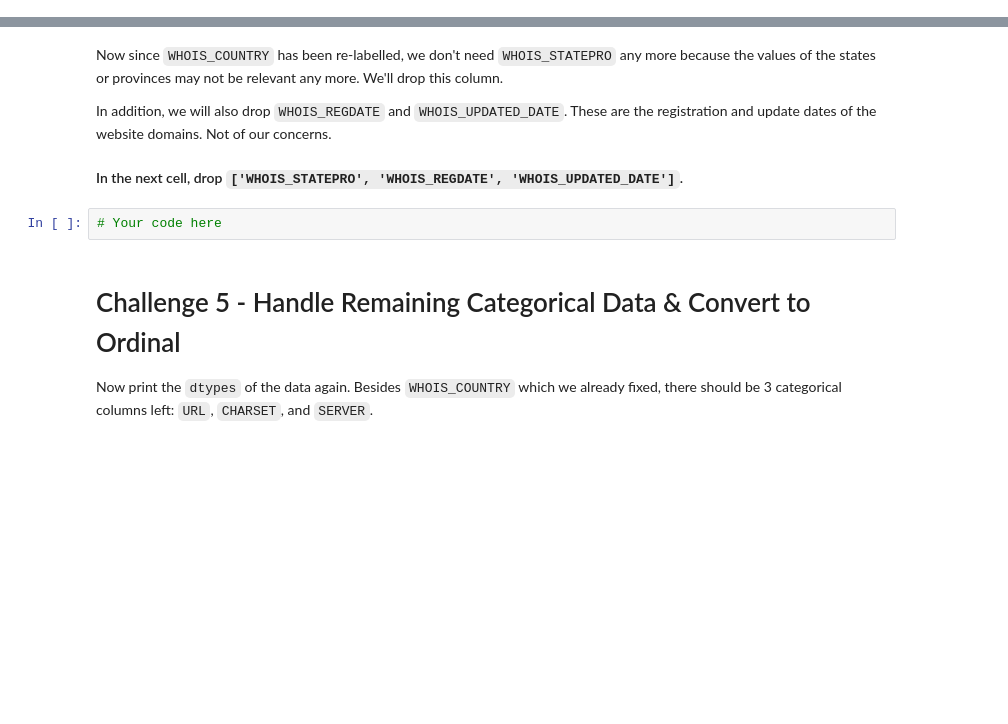
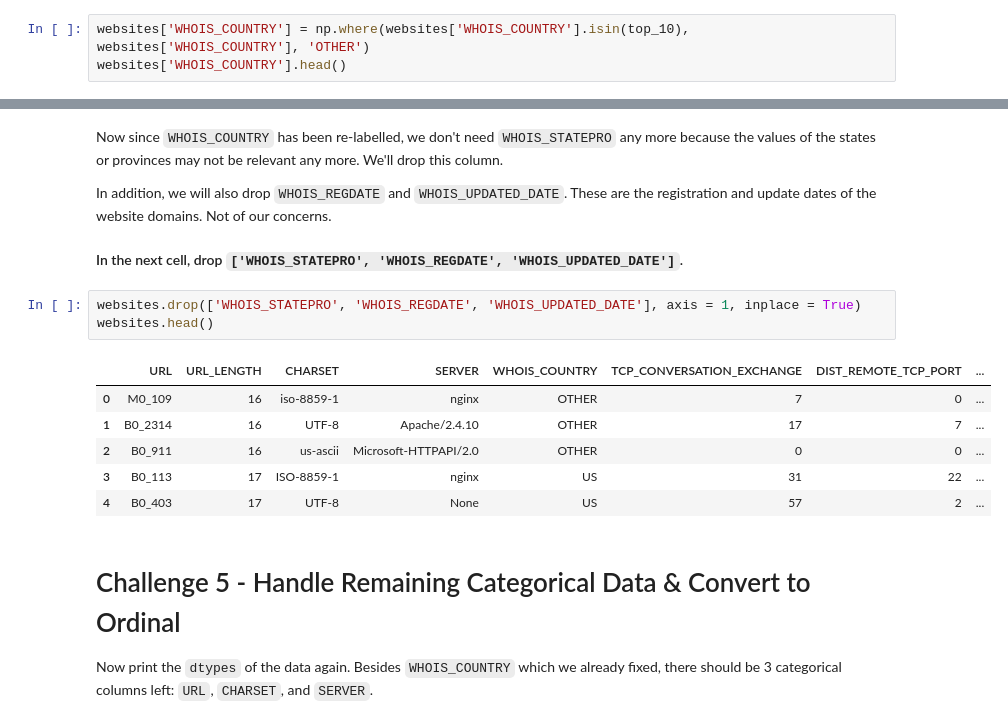
Before and after one commit to ironhack-datalabs/datamad0619, a Jupyter notebook: module-3/lab-supervised-learning/your-code/main.ipynb, the cells around one changed output, grey strips where cells are left out. Saved outputs shown, nothing was run; the diff lists cells and outputs as text; blank space fills up the shorter version.

```diff
--- a/module-3/lab-supervised-learning/your-code/main.ipynb
+++ b/module-3/lab-supervised-learning/your-code/main.ipynb
@@ -338,0 +438,3 @@ The `WHOIS_COUNTRY` column happens to be this case. You can verify it by print a
+# %%
+websites['WHOIS_COUNTRY'] = np.where(websites['WHOIS_COUNTRY'].isin(top_10), websites['WHOIS_COUNTRY'], 'OTHER')
+websites['WHOIS_COUNTRY'].head()
@@ -342,8 +451,16 @@ Now since `WHOIS_COUNTRY` has been re-labelled, we don't need `WHOIS_STATEPRO` a
 In addition, we will also drop `WHOIS_REGDATE` and `WHOIS_UPDATED_DATE`. These are the registration and update dates of the website domains. Not of our concerns.
 
 #### In the next cell, drop `['WHOIS_STATEPRO', 'WHOIS_REGDATE', 'WHOIS_UPDATED_DATE']`.
-# %%
-# Your code here
+# %%
+websites.drop(['WHOIS_STATEPRO', 'WHOIS_REGDATE', 'WHOIS_UPDATED_DATE'], axis = 1, inplace = True)
+websites.head()
+# %% [output]
+|  | URL | URL_LENGTH | CHARSET | SERVER | WHOIS_COUNTRY | TCP_CONVERSATION_EXCHANGE | DIST_REMOTE_TCP_PORT | ... |
+| 0 | M0_109 | 16 | iso-8859-1 | nginx | OTHER | 7 | 0 | ... |
+| 1 | B0_2314 | 16 | UTF-8 | Apache/2.4.10 | OTHER | 17 | 7 | ... |
+| 2 | B0_911 | 16 | us-ascii | Microsoft-HTTPAPI/2.0 | OTHER | 0 | 0 | ... |
+| 3 | B0_113 | 17 | ISO-8859-1 | nginx | US | 31 | 22 | ... |
+| 4 | B0_403 | 17 | UTF-8 | None | US | 57 | 2 | ... |
 # %% [markdown]
 # Challenge 5 - Handle Remaining Categorical Data & Convert to Ordinal
 
```
Also changed, not shown: parts of 21 cells of this notebook.
